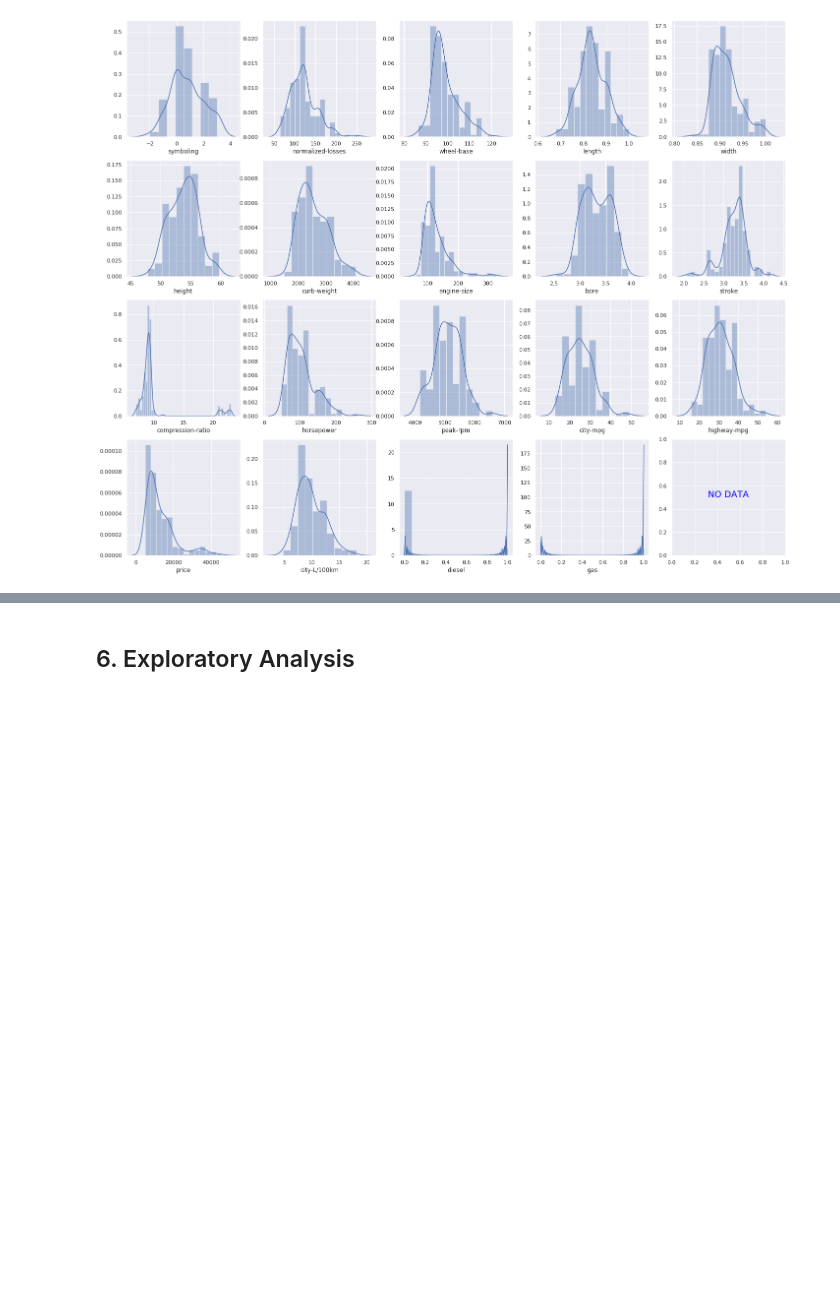
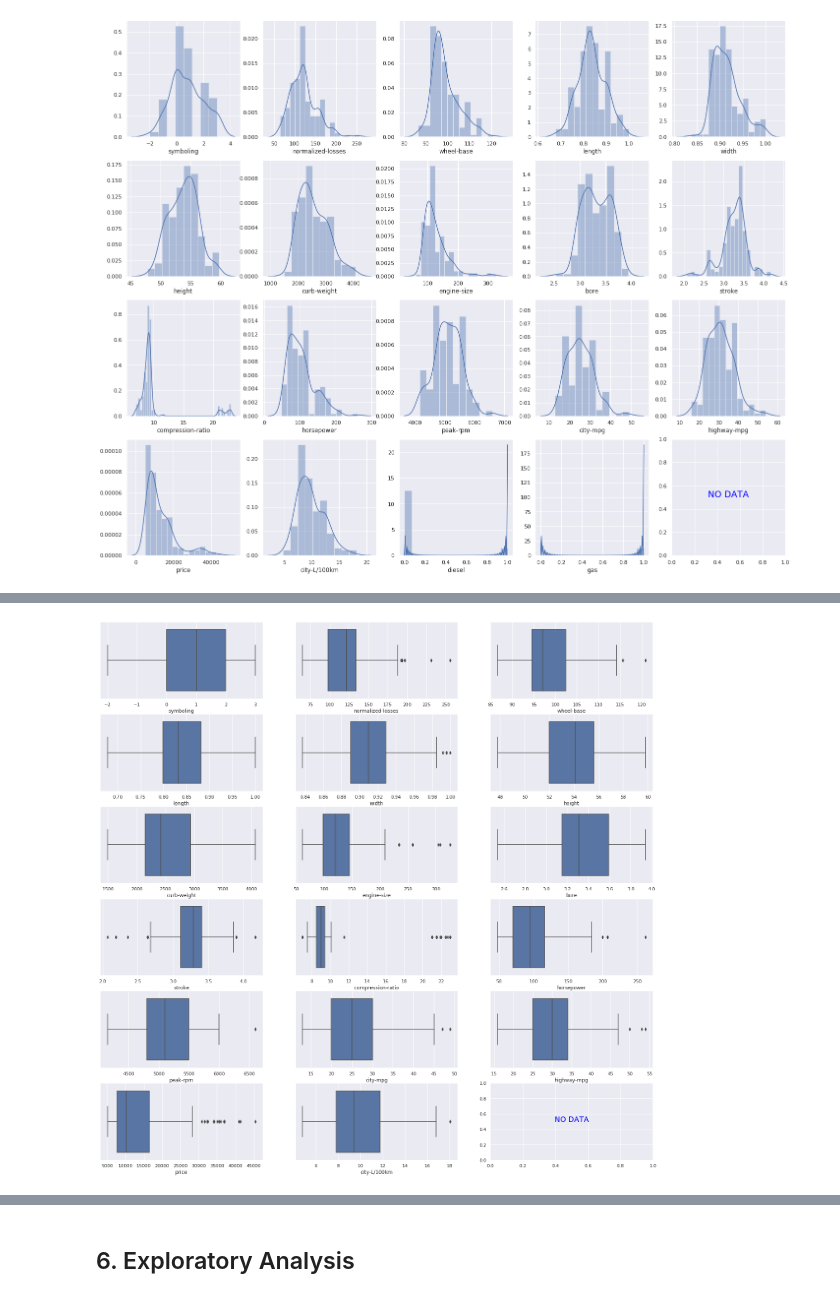
Before and after one commit to S-Ngigi/ML, a Jupyter notebook: Multivariate_Analysis_I_(Exploratory_Data_Analysis)_Exercise_2.ipynb, the cells around one changed output, grey strips where cells are left out. Saved outputs shown, nothing was run; the diff lists cells and outputs as text; code cells hidden in the pictures; blank space fills up the shorter version.

Commit message:
Added subplot visualization for categorical data.

```diff
--- a/Multivariate_Analysis_I_(Exploratory_Data_Analysis)_Exercise_2.ipynb
+++ b/Multivariate_Analysis_I_(Exploratory_Data_Analysis)_Exercise_2.ipynb
@@ -101,0 +122,2 @@ We will then visualize their distributions to identify outliers and/or anomalies
+# %%
+car_data.dropna(inplace=True)
@@ -159,6 +166,3 @@ num_cols[num_cols['stroke'].isnull()]
 | 53 | 3 | 150 | 95.3 | 0.81211 | 0.9125 | 49.6 | 2380 | 70 | ... |
 | 54 | 3 | 150 | 95.3 | 0.81211 | 0.9125 | 49.6 | 2385 | 70 | ... |
 | 55 | 3 | 150 | 95.3 | 0.81211 | 0.9125 | 49.6 | 2500 | 80 | ... |
-# %%
-# We drop all null since they are only 4 as a first approach
-num_cols.dropna(inplace=True)
@@ -278,0 +278,23 @@ ValueError: ignored
+# %%
+# Checking for Anomalies
+# Defining the figure size and number of plots we want
+fig, axs = plt.subplots(6, 3, figsize=(24, 24))
+# Unraveling the 4 by 5 axis matrix into a 1D arrary to get total # of plots
+axs = axs.ravel()
+# Extracting column names
+col_names = num_cols[num_cols.columns[~num_cols.columns.isin(['gas', 'diesel'])]].columns.values.tolist()
+
+# Iterating through the axis
+for i in range(len(axs)):
+  # Extracting the col_name/feature at an iteration
+  if len(col_names) > i:
+    # Plotting the distriburion
+    sns.boxplot(num_cols[col_names[i]], ax=axs[i])
+  else:
+    # Plotting no Data
+    axs[i].text(0.5, 0.5, "NO DATA", color='blue', fontsize=18, ha='center')
+
+# Showing plot
+plt.show()
+# %% [output]
+[figure, added]
```
Also changed, not shown: parts of 21 cells of this notebook.
